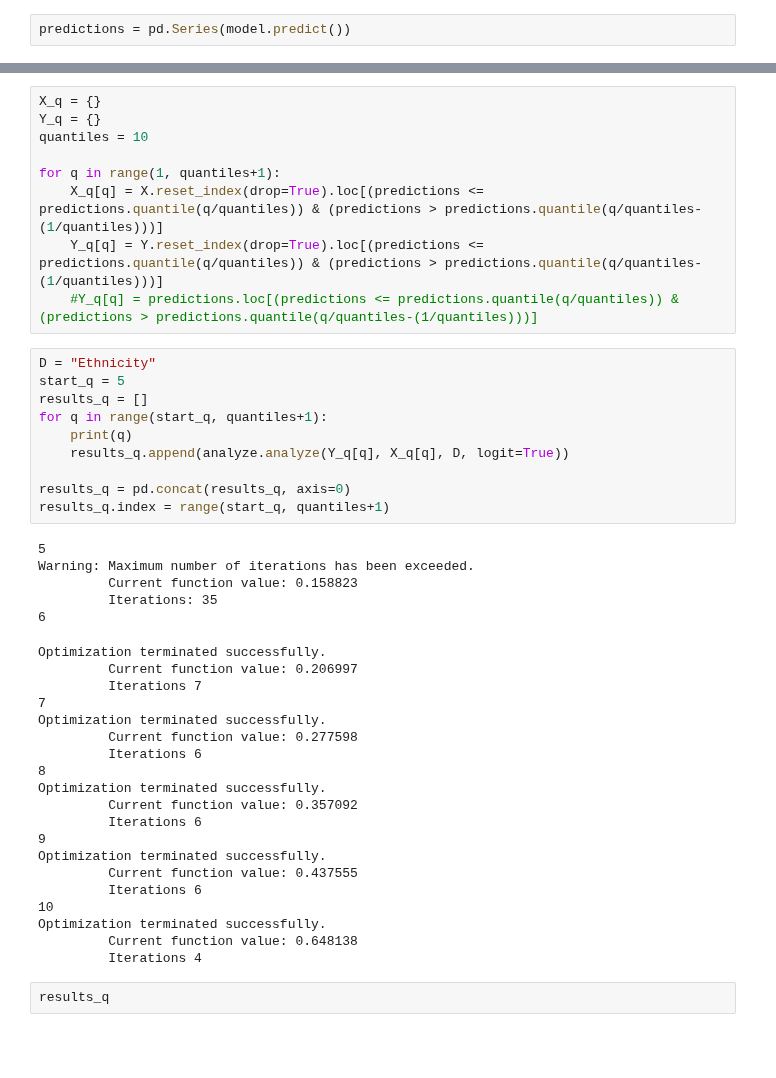
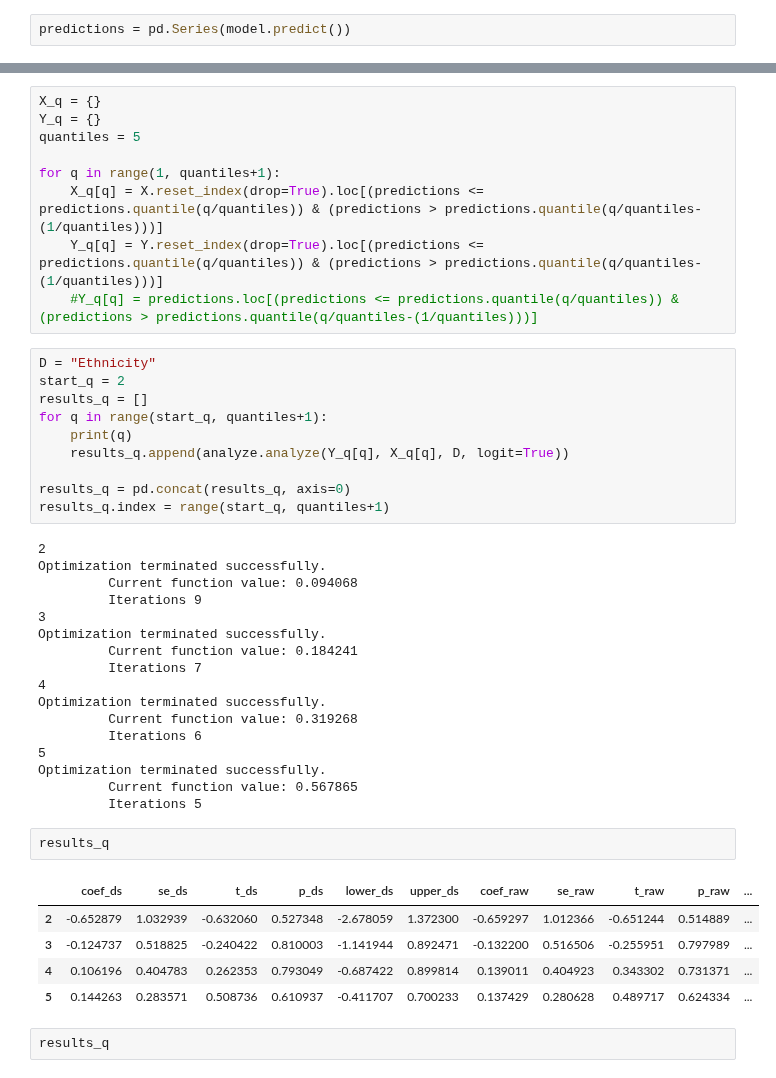
Before and after one commit to whoisnnamdi/black-dev-2020, a Jupyter notebook: code/career.ipynb, the cells around one changed output, grey strips where cells are left out. Drawn from its saved outputs; the diff is of its cells as text; blank space fills up the shorter version.

```diff
--- a/code/career.ipynb
+++ b/code/career.ipynb
@@ -118,7 +118,7 @@ predictions = pd.Series(model.predict())
 # %%
 X_q = {}
 Y_q = {}
-quantiles = 10
+quantiles = 5
 
 for q in range(1, quantiles+1):
     X_q[q] = X.reset_index(drop=True).loc[(predictions <= predictions.quantile(q/quantiles)) & (predictions > predictions.quantile(q/quantiles-(1/quantiles)))]
@@ -126,7 +126,7 @@ for q in range(1, quantiles+1):
     #Y_q[q] = predictions.loc[(predictions <= predictions.quantile(q/quantiles)) & (predictions > predictions.quantile(q/quantiles-(1/quantiles)))]
 # %%
 D = "Ethnicity"
-start_q = 5
+start_q = 2
 results_q = []
 for q in range(start_q, quantiles+1):
     print(q)
@@ -135,30 +135,30 @@ for q in range(start_q, quantiles+1):
 results_q = pd.concat(results_q, axis=0)
 results_q.index = range(start_q, quantiles+1)
 # %% [output]
+2
+Optimization terminated successfully.
+         Current function value: 0.094068
+         Iterations 9
+3
+Optimization terminated successfully.
+         Current function value: 0.184241
+         Iterations 7
+4
+Optimization terminated successfully.
+         Current function value: 0.319268
+         Iterations 6
 5
-Warning: Maximum number of iterations has been exceeded.
-         Current function value: 0.158823
-         Iterations: 35
-6
+Optimization terminated successfully.
+         Current function value: 0.567865
+         Iterations 5
-Optimization terminated successfully.
-         Current function value: 0.206997
-         Iterations 7
-7
-Optimization terminated successfully.
-         Current function value: 0.277598
-         Iterations 6
-8
-Optimization terminated successfully.
-         Current function value: 0.357092
-         Iterations 6
-9
-Optimization terminated successfully.
-         Current function value: 0.437555
-         Iterations 6
-10
-Optimization terminated successfully.
-         Current function value: 0.648138
-         Iterations 4
+# %%
+results_q
+# %% [output]
+|  | coef_ds | se_ds | t_ds | p_ds | lower_ds | upper_ds | coef_raw | se_raw | t_raw | p_raw | ... |
+| 2 | -0.652879 | 1.032939 | -0.632060 | 0.527348 | -2.678059 | 1.372300 | -0.659297 | 1.012366 | -0.651244 | 0.514889 | ... |
+| 3 | -0.124737 | 0.518825 | -0.240422 | 0.810003 | -1.141944 | 0.892471 | -0.132200 | 0.516506 | -0.255951 | 0.797989 | ... |
+| 4 | 0.106196 | 0.404783 | 0.262353 | 0.793049 | -0.687422 | 0.899814 | 0.139011 | 0.404923 | 0.343302 | 0.731371 | ... |
+| 5 | 0.144263 | 0.283571 | 0.508736 | 0.610937 | -0.411707 | 0.700233 | 0.137429 | 0.280628 | 0.489717 | 0.624334 | ... |
 # %%
 results_q
 # %% [output]
```
Also changed, not shown: parts of 9 cells of this notebook.
